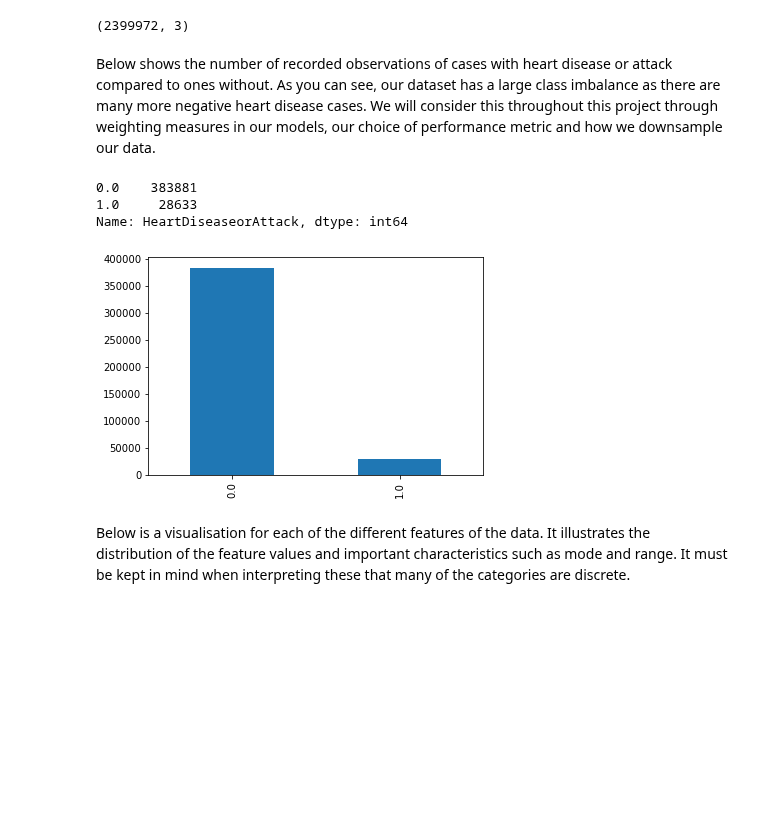
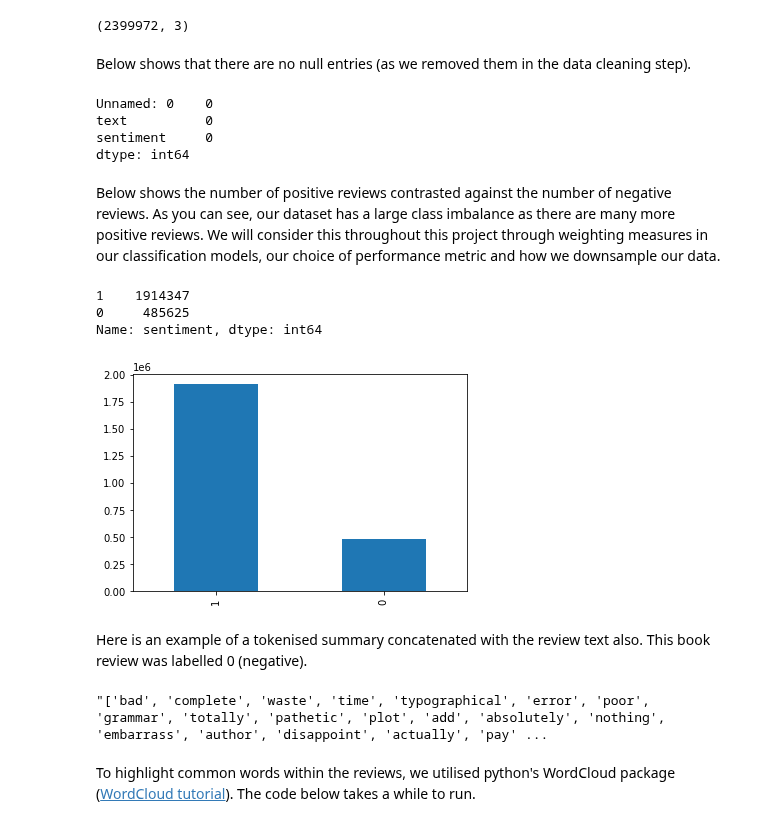
Before and after one commit to XinnGuan/DST_Assessment2, a Jupyter notebook: Erin/01-Introduction.ipynb, the cells around one changed output. Cells and saved outputs as stored; diff of their text form; code cells hidden in the pictures; blank space fills up the shorter version.

```diff
--- a/Erin/01-Introduction.ipynb
+++ b/Erin/01-Introduction.ipynb
@@ -80,15 +106,32 @@ To begin the investigation, the code below gives us information about the datase
 cleaned_data.shape
 # %% [output]
 (2399972, 3)
+# %%
+df = pd.DataFrame(cleaned_data)
+# %% [markdown]
+Below shows that there are no null entries (as we removed them in the data cleaning step).
+# %%
+df.isna().sum()
+# %% [output]
+Unnamed: 0    0
+text          0
+sentiment     0
+dtype: int64
 # %% [markdown]
-Below shows the number of recorded observations of cases with heart disease or attack compared to ones without. As you can see, our dataset has a large class imbalance as there are many more negative heart disease cases. We will consider this throughout this project through weighting measures in our models, our choice of performance metric and how we downsample our data.
+Below shows the number of positive reviews contrasted against the number of negative reviews. As you can see, our dataset has a large class imbalance as there are many more positive reviews. We will consider this throughout this project through weighting measures in our classification models, our choice of performance metric and how we downsample our data.
 # %%
-print(hd_data.HeartDiseaseorAttack.value_counts())
-p=hd_data.HeartDiseaseorAttack.value_counts().plot(kind="bar")
+print(df.sentiment.value_counts())
+p=df.sentiment.value_counts().plot(kind="bar")
 # %% [output]
-0.0    383881
-1.0     28633
-Name: HeartDiseaseorAttack, dtype: int64
+1    1914347
+0     485625
+Name: sentiment, dtype: int64
-[figure, old version]
+[figure, new version]
+# %% [markdown]
+Here is an example of a tokenised summary concatenated with the review text also. This book review was labelled 0 (negative).
+# %%
+df.iloc[2,1]
+# %% [output]
+"['bad', 'complete', 'waste', 'time', 'typographical', 'error', 'poor', 'grammar', 'totally', 'pathetic', 'plot', 'add', 'absolutely', 'nothing', 'embarrass', 'author', 'disappoint', 'actually', 'pay' ...
 # %% [markdown]
-Below is a visualisation for each of the different features of the data. It illustrates the distribution of the feature values and important characteristics such as mode and range. It must be kept in mind when interpreting these that many of the categories are discrete.
+To highlight common words within the reviews, we utilised python's WordCloud package ([WordCloud tutorial](https://www.analyticsvidhya.com/blog/2021/05/how-to-build-word-cloud-in-python/)). The code below takes a while to run.
```
Also changed, not shown: parts of 8 cells of this notebook, 1 other file.
